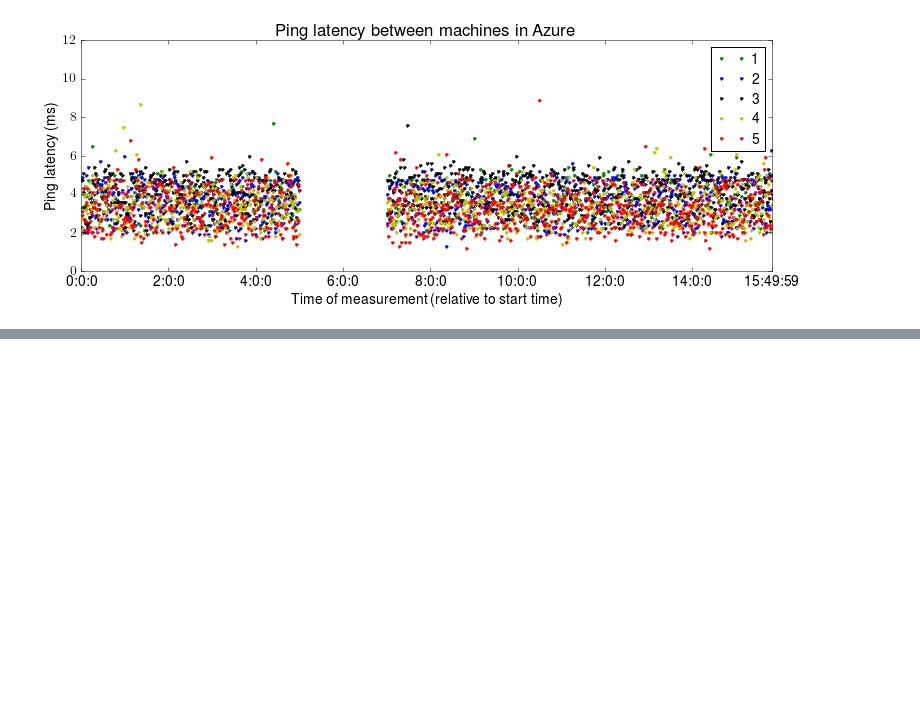
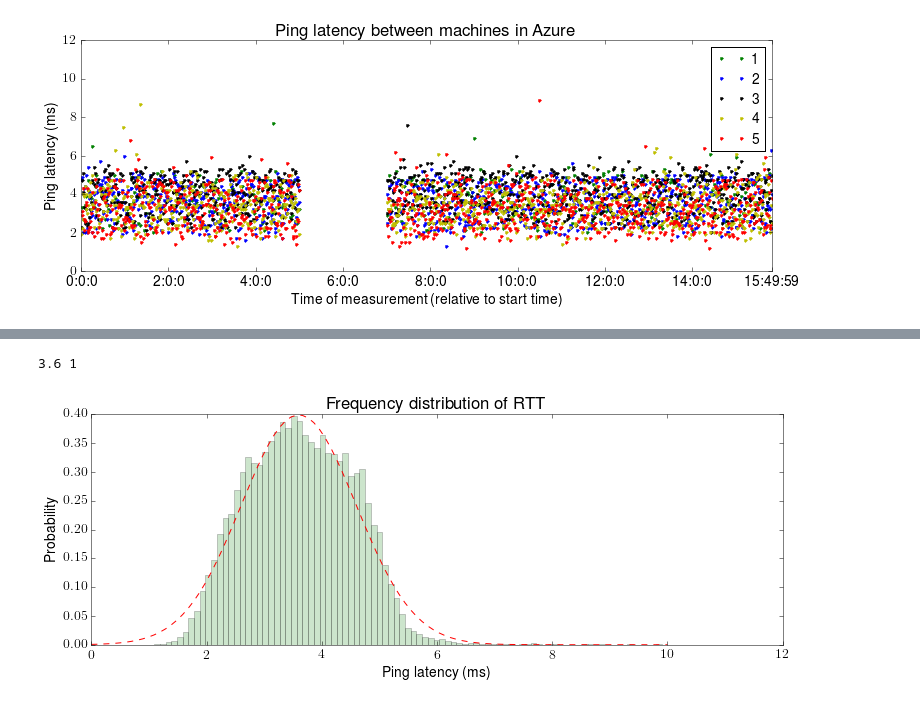
Before and after one commit to consensus-oracle/azure-measurements, a Jupyter notebook: basic-latency-measurements.ipynb, the cells around one changed output, grey strips where cells are left out. Saved outputs shown, nothing was run; the diff lists cells and outputs as text; code cells hidden in the pictures; blank space fills up the shorter version.

```diff
--- a/basic-latency-measurements.ipynb
+++ b/basic-latency-measurements.ipynb
@@ -284,12 +320,23 @@ print (n, total)
 # %%
 # histo
 
-n, bins, patches = plt.hist(latency_all, 101,range=[0,10],facecolor='green', normed=1, alpha=0.2)
-n, bins, patches = plt.hist(latency_m1, 101,range=[0,10],facecolor='blue', normed=1, alpha=0.2)
+fig = plt.figure(figsize=[12,4])
+axes = fig.add_axes([0.1, 0.1, 0.8, 0.8])
+
+axes.set_xlabel('Ping latency (ms)')
+axes.set_ylabel('Probability')
+axes.set_title('Frequency distribution of RTT')
+
+n, bins, patches = axes.hist(latency_all, 101,range=[0,10],facecolor='green', normed=1, alpha=0.2)
+#n, bins, patches = plt.hist(latency_m1, 101,range=[0,10],facecolor='blue', normed=1, alpha=0.2)
 
 mu=3.6
 sigma=1
 y = mlab.normpdf(bins, mu, sigma)
-plt.plot(bins, y, 'r--')
+axes.plot(bins, y, 'r--')
 
+fig_to_file(fig,'fig2','png')
 print(mu,sigma)
+# %% [output]
+3.6 1
+[figure, added]
```
Also changed, not shown: parts of 6 cells of this notebook.
